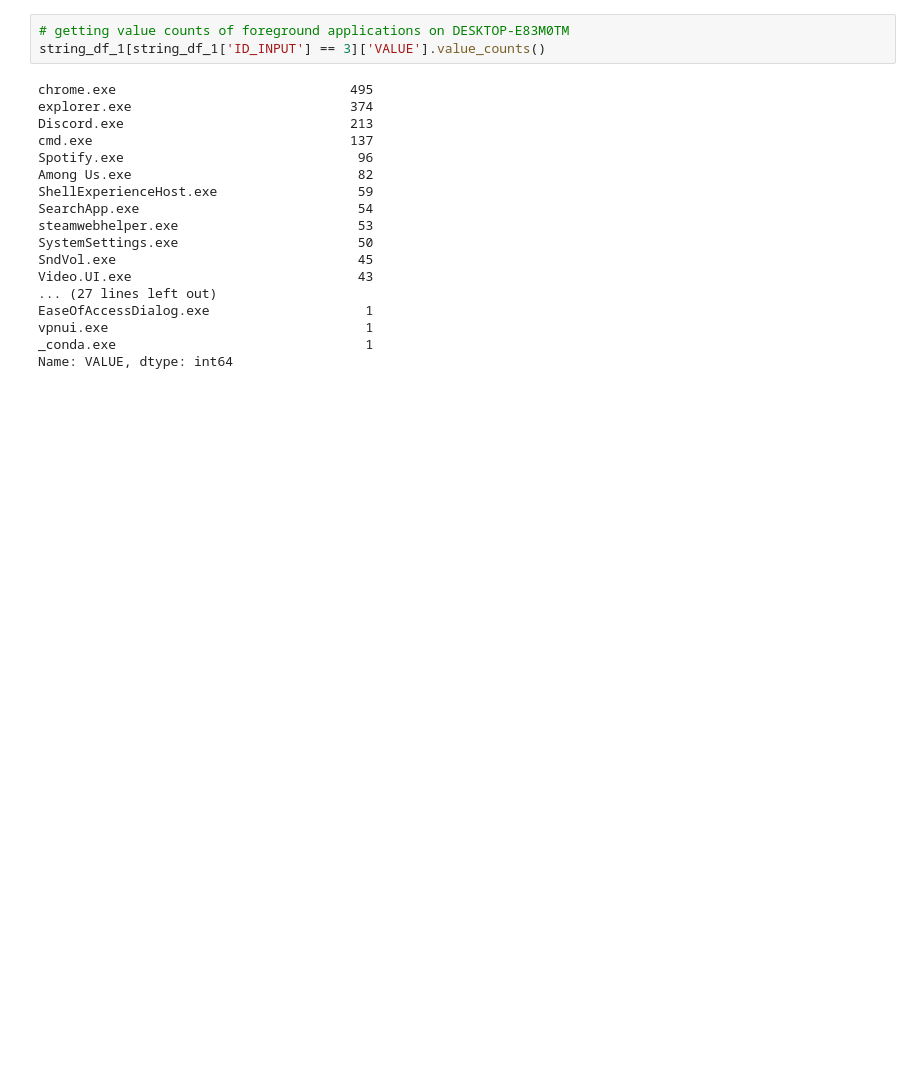
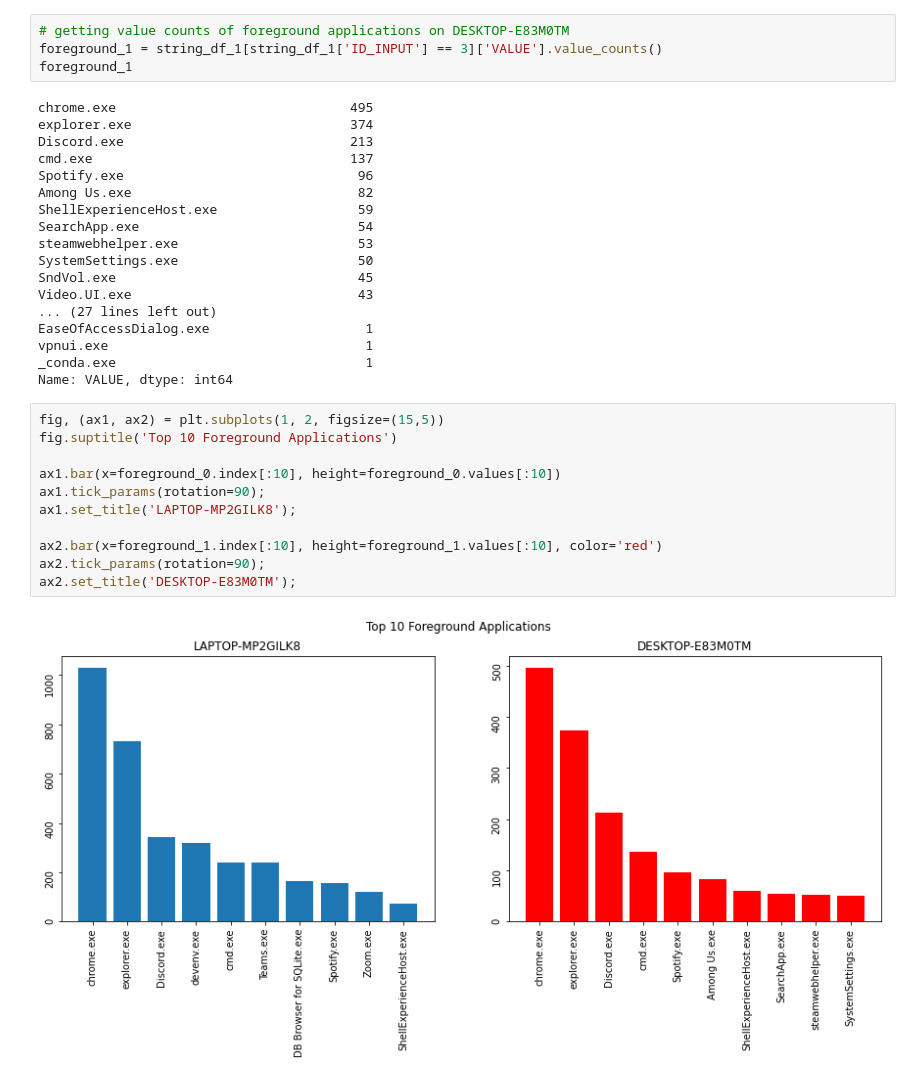
Before and after one commit to jared8thach/DSC180-ILs, a Jupyter notebook: quarter_2/group3_eda.ipynb, the cells around one changed output. Drawn from its saved outputs; the diff is of its cells as text; blank space fills up the shorter version.

```diff
--- a/quarter_2/group3_eda.ipynb
+++ b/quarter_2/group3_eda.ipynb
@@ -63,6 +89,7 @@ Name: VALUE, dtype: int64
 # %%
 # getting value counts of foreground applications on DESKTOP-E83M0TM
-string_df_1[string_df_1['ID_INPUT'] == 3]['VALUE'].value_counts()
+foreground_1 = string_df_1[string_df_1['ID_INPUT'] == 3]['VALUE'].value_counts()
+foreground_1
 # %% [output]
 chrome.exe                              495
 explorer.exe                            374
@@ -81,3 +108,16 @@ EaseOfAccessDialog.exe                    1
 vpnui.exe                                 1
 _conda.exe                                1
 Name: VALUE, dtype: int64
+# %%
+fig, (ax1, ax2) = plt.subplots(1, 2, figsize=(15,5))
+fig.suptitle('Top 10 Foreground Applications')
+
+ax1.bar(x=foreground_0.index[:10], height=foreground_0.values[:10])
+ax1.tick_params(rotation=90);
+ax1.set_title('LAPTOP-MP2GILK8');
+
+ax2.bar(x=foreground_1.index[:10], height=foreground_1.values[:10], color='red')
+ax2.tick_params(rotation=90);
+ax2.set_title('DESKTOP-E83M0TM');
+# %% [output]
+[figure, added]
```
Also changed, not shown: parts of 5 cells of this notebook.
